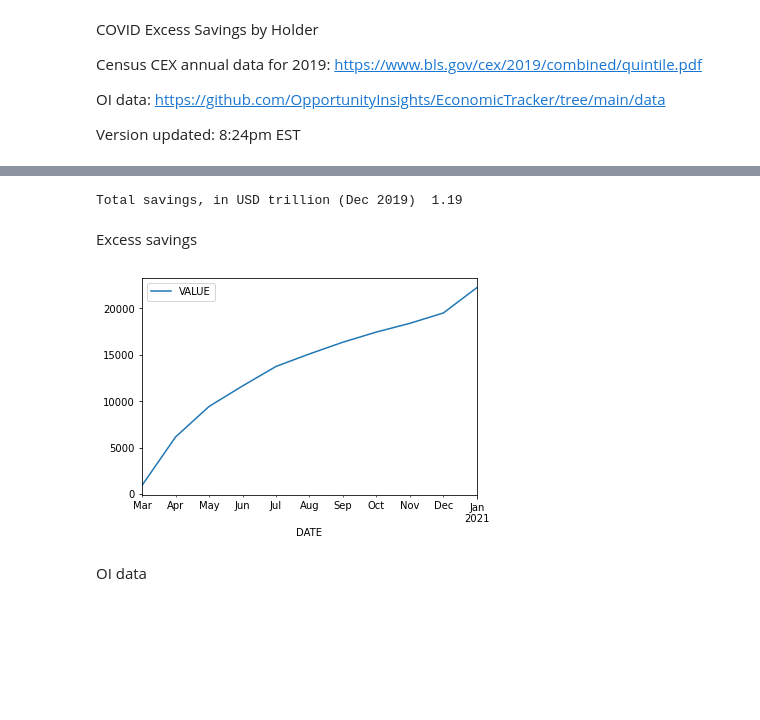
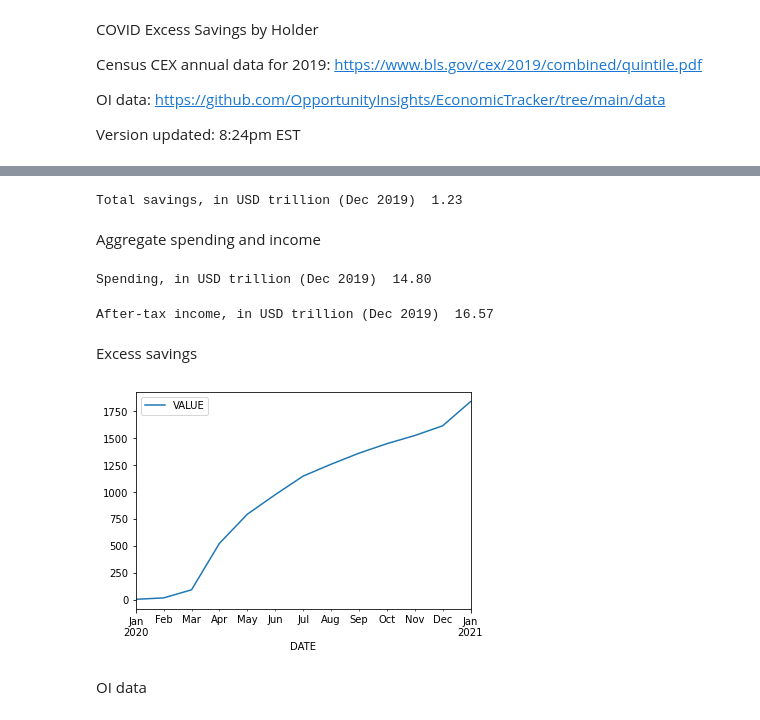
Before and after one commit to bdecon/blog_posts, a Jupyter notebook: COVID_Savings/COVID_Savings_Holders.ipynb, the cells around one changed output, grey strips where cells are left out. Drawn from its saved outputs; the diff is of its cells as text; code cells hidden in the pictures; blank space fills up the shorter version.

```diff
--- a/COVID_Savings/COVID_Savings_Holders.ipynb
+++ b/COVID_Savings/COVID_Savings_Holders.ipynb
@@ -79,17 +89,39 @@ Total savings, in USD trillion 1.12
 series = 'PMSAVE'
 url = f'http://research.stlouisfed.org/fred2/series/{series}/downloaddata/{series}.csv'
 df = pd.read_csv(url, index_col='DATE', parse_dates=True)
-val2019 = df.loc['2019-12-01', 'VALUE']
+val2019 = (df.resample('AS').mean()).loc['2019-01-01'][0]
+#val2019 = df.loc['2019-12-01', 'VALUE']
 print('Total savings, in USD trillion (Dec 2019)', f'{val2019 / 1000: .2f}')
 # %% [output]
-Total savings, in USD trillion (Dec 2019)  1.19
+Total savings, in USD trillion (Dec 2019)  1.23
+# %% [markdown]
+Aggregate spending and income
+# %%
+series = 'PCE'
+url = f'http://research.stlouisfed.org/fred2/series/{series}/downloaddata/{series}.csv'
+df2 = pd.read_csv(url, index_col='DATE', parse_dates=True)
+pce2019 = df2.loc['2019-12-01', 'VALUE']
+print('Spending, in USD trillion (Dec 2019)', f'{pce2019 / 1000: .2f}')
+# %% [output]
+Spending, in USD trillion (Dec 2019)  14.80
+# %%
+series = 'DSPI'
+url = f'http://research.stlouisfed.org/fred2/series/{series}/downloaddata/{series}.csv'
+df3 = pd.read_csv(url, index_col='DATE', parse_dates=True)
+dspi2019 = df3.loc['2019-12-01', 'VALUE']
+print('After-tax income, in USD trillion (Dec 2019)', f'{dspi2019 / 1000: .2f}')
+# %% [output]
+After-tax income, in USD trillion (Dec 2019)  16.57
 # %% [markdown]
 Excess savings
 # %%
-excess_saving = (df.loc['2020-03-01':] - 1200).cumsum()
+excess_saving = ((df.loc['2020-01-01':] - val2019) / 12).cumsum()
 excess_saving.plot();
+
+#excess_saving = ((df.loc['2020-03-01':] - 1200) / 12).cumsum()
+#excess_saving.plot();
 # %% [output]
-[figure, old version]
+[figure, new version]
 # %% [markdown]
 OI data
 # %%
```
Also changed, not shown: parts of 8 cells of this notebook.
